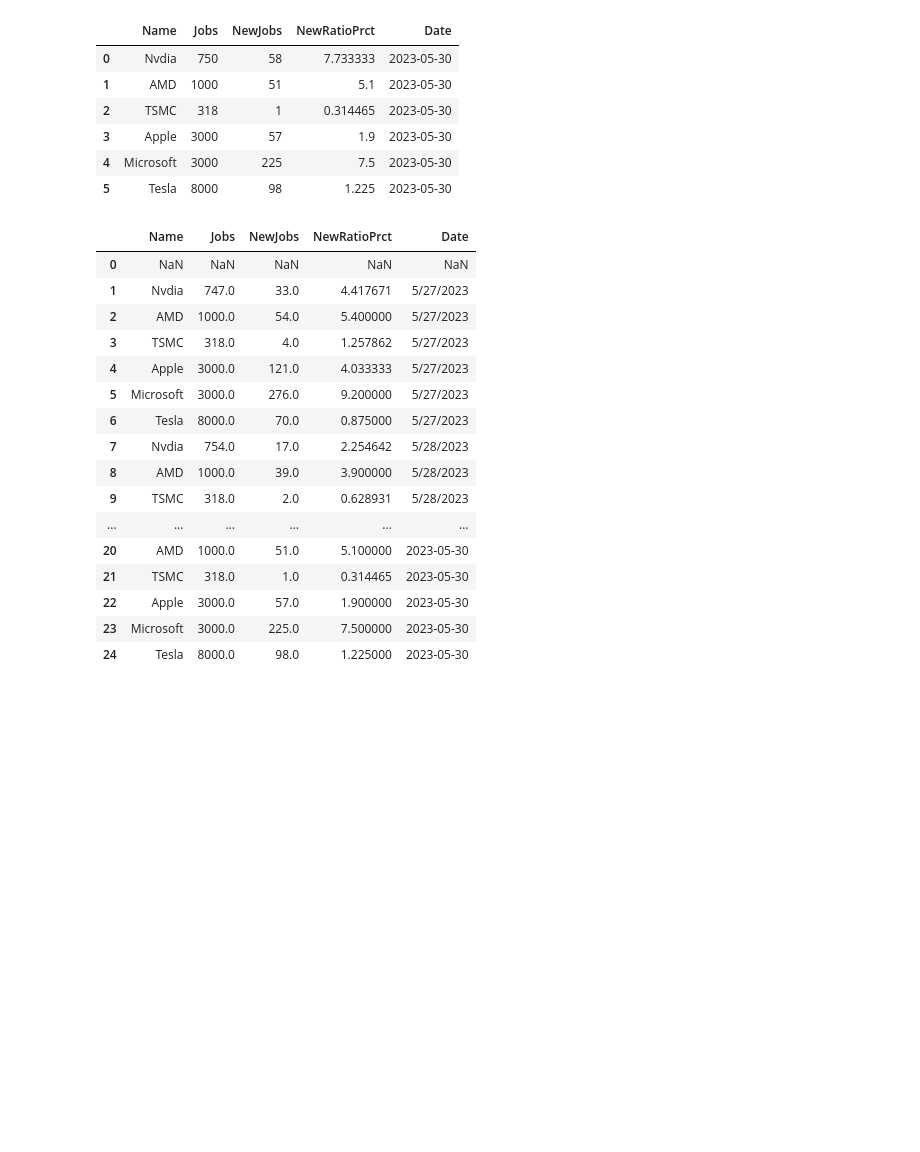
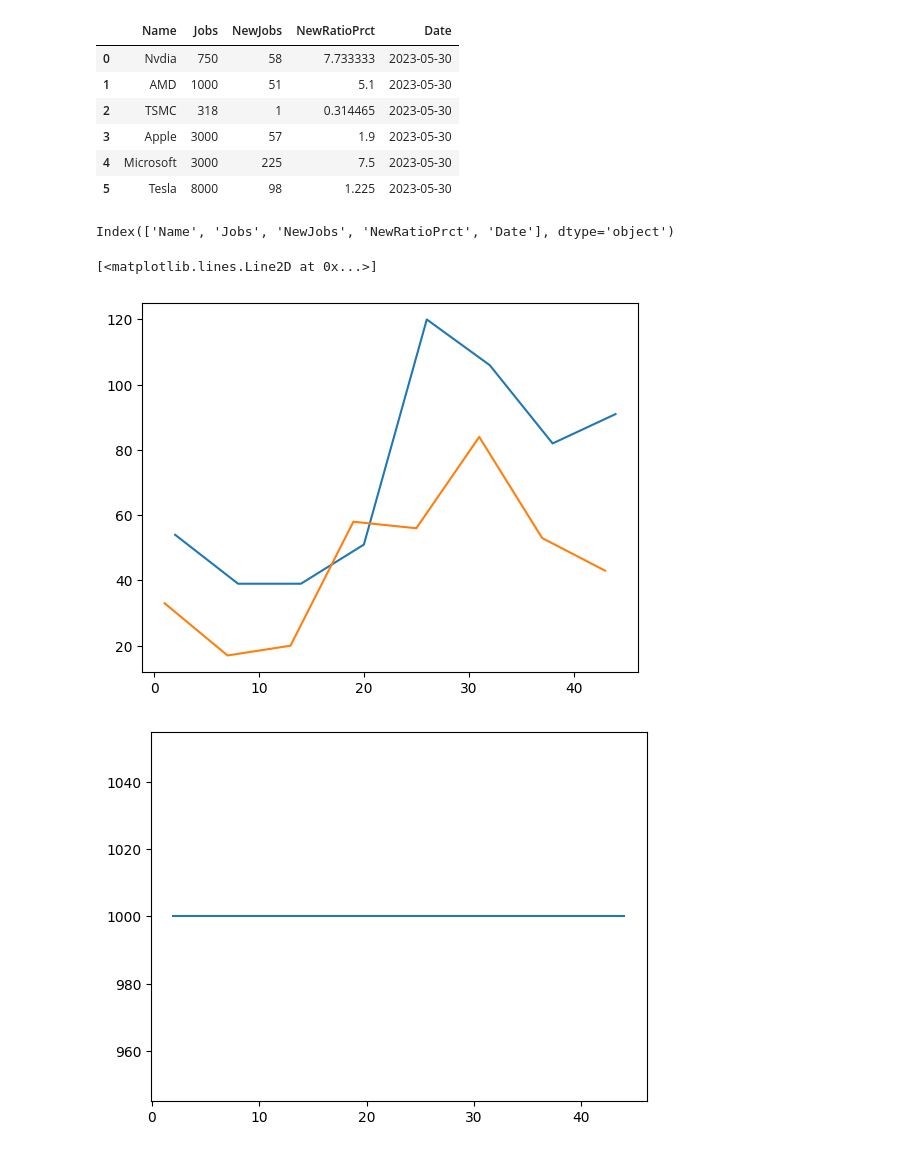
Before and after one commit to tcn1john/Misc_indicator_fetching, a Jupyter notebook: job_count.ipynb, the cells around one changed output. Drawn from its saved outputs; the diff is of its cells as text; code cells hidden in the pictures; blank space fills up the shorter version.

```diff
--- a/job_count.ipynb
+++ b/job_count.ipynb
@@ -81,22 +82,16 @@ csvfilename = './jobcount.csv'
 if(pd.read_csv(csvfilename).iloc[-1][-1]!=today):
     result.to_csv(csvfilename, index=False, mode = 'a', header=False)
 # %%
-pd.read_csv(csvfilename)
+df = pd.read_csv(csvfilename)
-# %% [output]
-|  | Name | Jobs | NewJobs | NewRatioPrct | Date |
-| 0 | NaN | NaN | NaN | NaN | NaN |
-| 1 | Nvdia | 747.0 | 33.0 | 4.417671 | 5/27/2023 |
-| 2 | AMD | 1000.0 | 54.0 | 5.400000 | 5/27/2023 |
-| 3 | TSMC | 318.0 | 4.0 | 1.257862 | 5/27/2023 |
-| 4 | Apple | 3000.0 | 121.0 | 4.033333 | 5/27/2023 |
-| 5 | Microsoft | 3000.0 | 276.0 | 9.200000 | 5/27/2023 |
-| 6 | Tesla | 8000.0 | 70.0 | 0.875000 | 5/27/2023 |
-| 7 | Nvdia | 754.0 | 17.0 | 2.254642 | 5/28/2023 |
-| 8 | AMD | 1000.0 | 39.0 | 3.900000 | 5/28/2023 |
-| 9 | TSMC | 318.0 | 2.0 | 0.628931 | 5/28/2023 |
-| ... | ... | ... | ... | ... | ... |
-| 20 | AMD | 1000.0 | 51.0 | 5.100000 | 2023-05-30 |
-| 21 | TSMC | 318.0 | 1.0 | 0.314465 | 2023-05-30 |
-| 22 | Apple | 3000.0 | 57.0 | 1.900000 | 2023-05-30 |
-| 23 | Microsoft | 3000.0 | 225.0 | 7.500000 | 2023-05-30 |
-| 24 | Tesla | 8000.0 | 98.0 | 1.225000 | 2023-05-30 |
+# %%
+dfamd = df.loc[df["Name"]=="AMD"]
+print(dfamd.columns)
+plt.plot(dfamd["NewJobs"])
+plt.plot(df.loc[df["Name"]=="Nvdia"]["NewJobs"])
+plt.figure()
+plt.plot(dfamd["Jobs"])
+# %% [output]
+Index(['Name', 'Jobs', 'NewJobs', 'NewRatioPrct', 'Date'], dtype='object')
+[<matplotlib.lines.Line2D at 0x...>]
+[figure, added]
+[figure, added]
```
Also changed, not shown: parts of 1 cell of this notebook, 2 other files.
